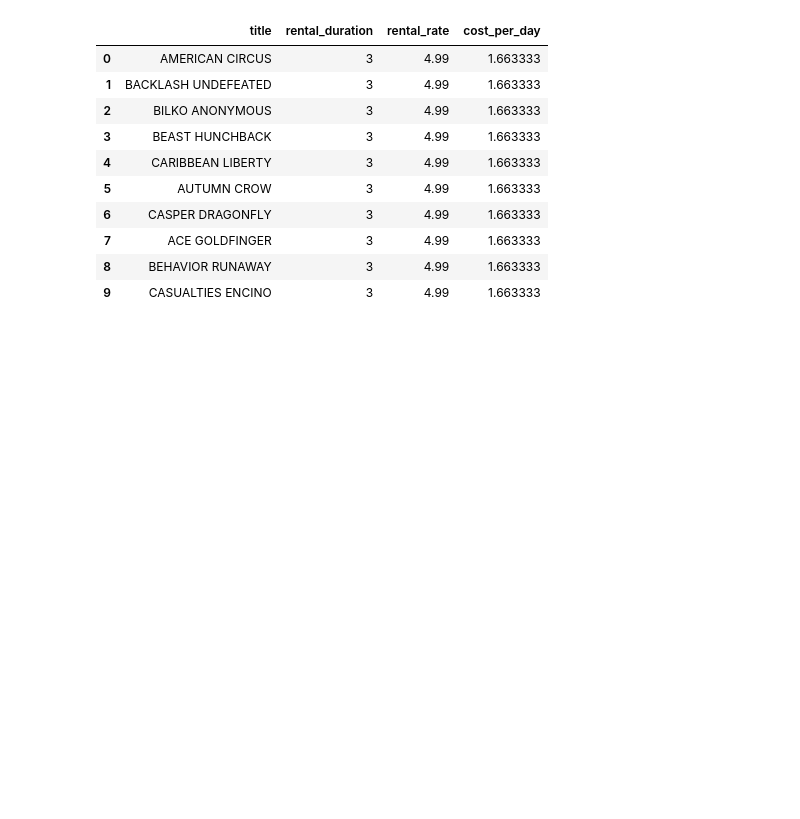
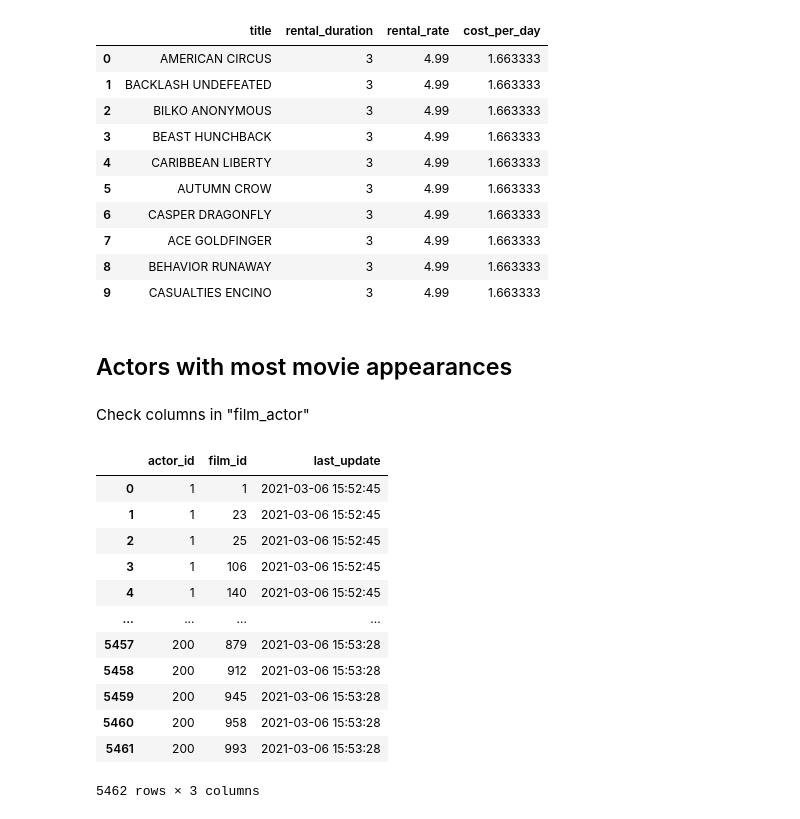
Before and after one commit to linuslarsson03/lab-1---sql, a Jupyter notebook: duckdb_pandas.ipynb, the cells around one changed output. Saved outputs shown, nothing was run; the diff lists cells and outputs as text; code cells hidden in the pictures; blank space fills up the shorter version.

```diff
--- a/duckdb_pandas.ipynb
+++ b/duckdb_pandas.ipynb
@@ -199,3 +199,23 @@ rent_movie_cost
 | 7 | ACE GOLDFINGER | 3 | 4.99 | 1.663333 |
 | 8 | BEHAVIOR RUNAWAY | 3 | 4.99 | 1.663333 |
 | 9 | CASUALTIES ENCINO | 3 | 4.99 | 1.663333 |
+# %% [markdown]
+## Actors with most movie appearances
+# %% [markdown]
+Check columns in "film_actor"
+# %%
+conn.sql("SELECT * FROM film_actor;").df()
+# %% [output]
+|  | actor_id | film_id | last_update |
+| 0 | 1 | 1 | 2021-03-06 15:52:45 |
+| 1 | 1 | 23 | 2021-03-06 15:52:45 |
+| 2 | 1 | 25 | 2021-03-06 15:52:45 |
+| 3 | 1 | 106 | 2021-03-06 15:52:45 |
+| 4 | 1 | 140 | 2021-03-06 15:52:45 |
+| ... | ... | ... | ... |
+| 5457 | 200 | 879 | 2021-03-06 15:53:28 |
+| 5458 | 200 | 912 | 2021-03-06 15:53:28 |
+| 5459 | 200 | 945 | 2021-03-06 15:53:28 |
+| 5460 | 200 | 958 | 2021-03-06 15:53:28 |
+| 5461 | 200 | 993 | 2021-03-06 15:53:28 |
+5462 rows × 3 columns
```
Also changed, not shown: parts of 4 cells of this notebook.
